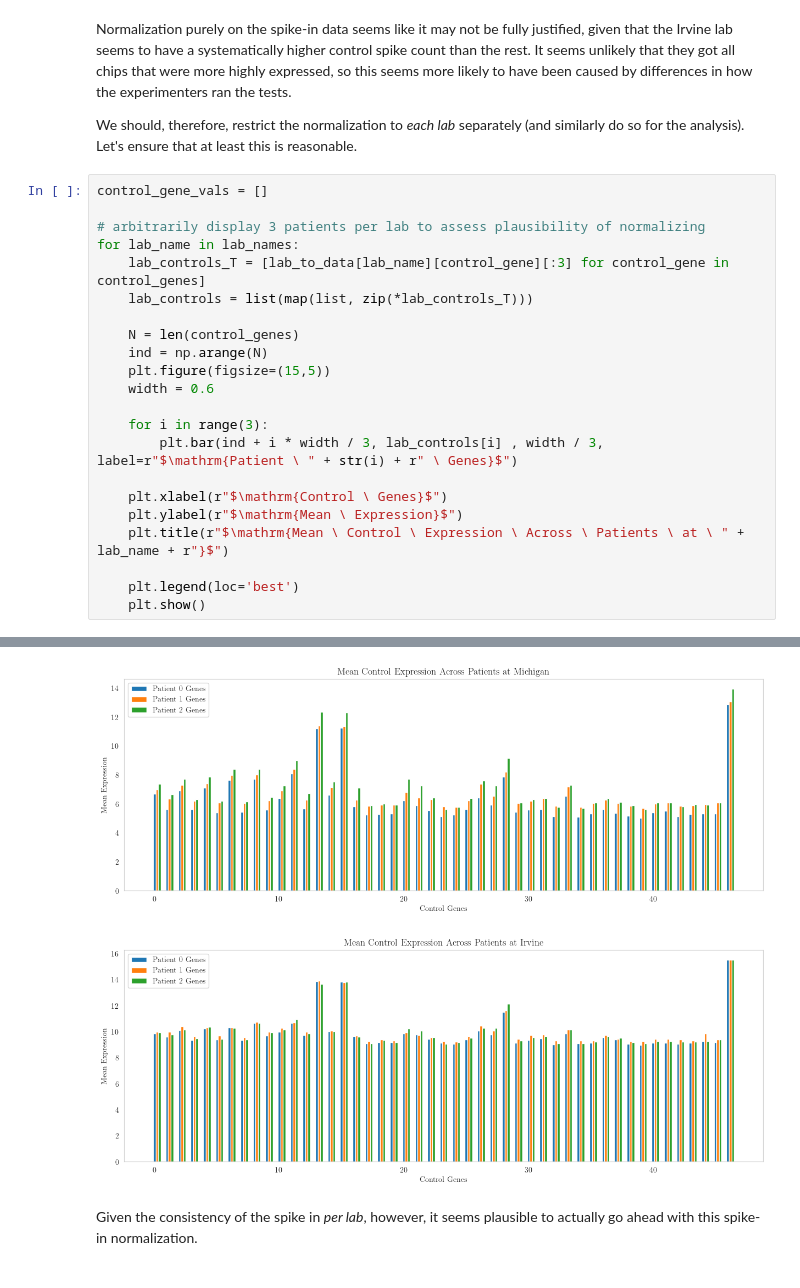
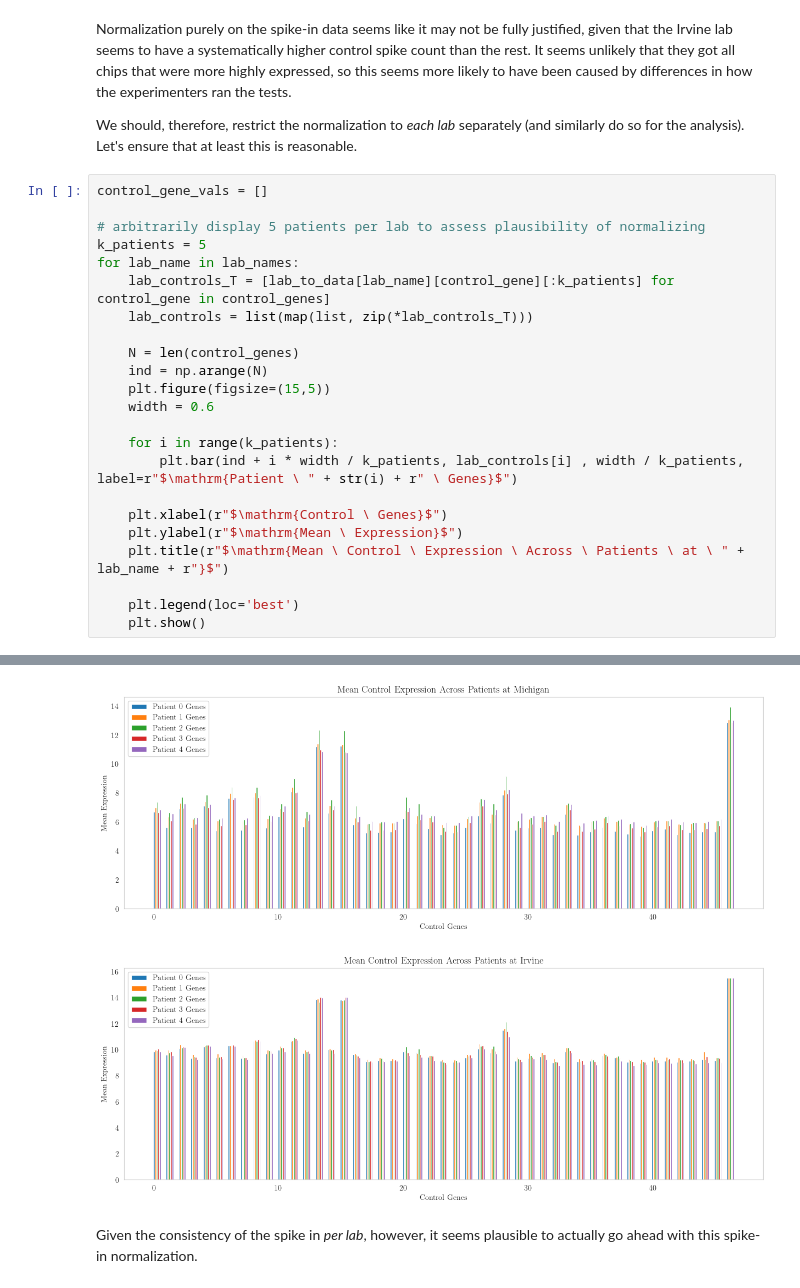
Before and after one commit to yashpatel5400/stats604-project2, a Jupyter notebook: yash.ipynb, the cells around one changed output, grey strips where cells are left out. Cells and saved outputs as stored; diff of their text form.

```diff
--- a/yash.ipynb
+++ b/yash.ipynb
@@ -83,9 +83,10 @@ We should, therefore, restrict the normalization to *each lab* separately (and s
 # %%
 control_gene_vals = []
 
-# arbitrarily display 3 patients per lab to assess plausibility of normalizing
+# arbitrarily display 5 patients per lab to assess plausibility of normalizing
+k_patients = 5
 for lab_name in lab_names:
-    lab_controls_T = [lab_to_data[lab_name][control_gene][:3] for control_gene in control_genes]
+    lab_controls_T = [lab_to_data[lab_name][control_gene][:k_patients] for control_gene in control_genes]
     lab_controls = list(map(list, zip(*lab_controls_T)))
 
     N = len(control_genes)
@@ -93,8 +94,8 @@ for lab_name in lab_names:
     plt.figure(figsize=(15,5))
     width = 0.6
 
-    for i in range(3):
-        plt.bar(ind + i * width / 3, lab_controls[i] , width / 3, label=r"$\mathrm{Patient \ " + str(i) + r" \ Genes}$")
+    for i in range(k_patients):
+        plt.bar(ind + i * width / k_patients, lab_controls[i] , width / k_patients, label=r"$\mathrm{Patient \ " + str(i) + r" \ Genes}$")
 
     plt.xlabel(r"$\mathrm{Control \ Genes}$")
     plt.ylabel(r"$\mathrm{Mean \ Expression}$")
@@ -107,4 +108,4 @@ for lab_name in lab_names:
-[figure, old version]
+[figure, new version]
-[figure, old version]
+[figure, new version]
 # %% [markdown]
 Given the consistency of the spike in *per lab*, however, it seems plausible to actually go ahead with this spike-in normalization.
```
Also changed, not shown: parts of 1 cell of this notebook.
